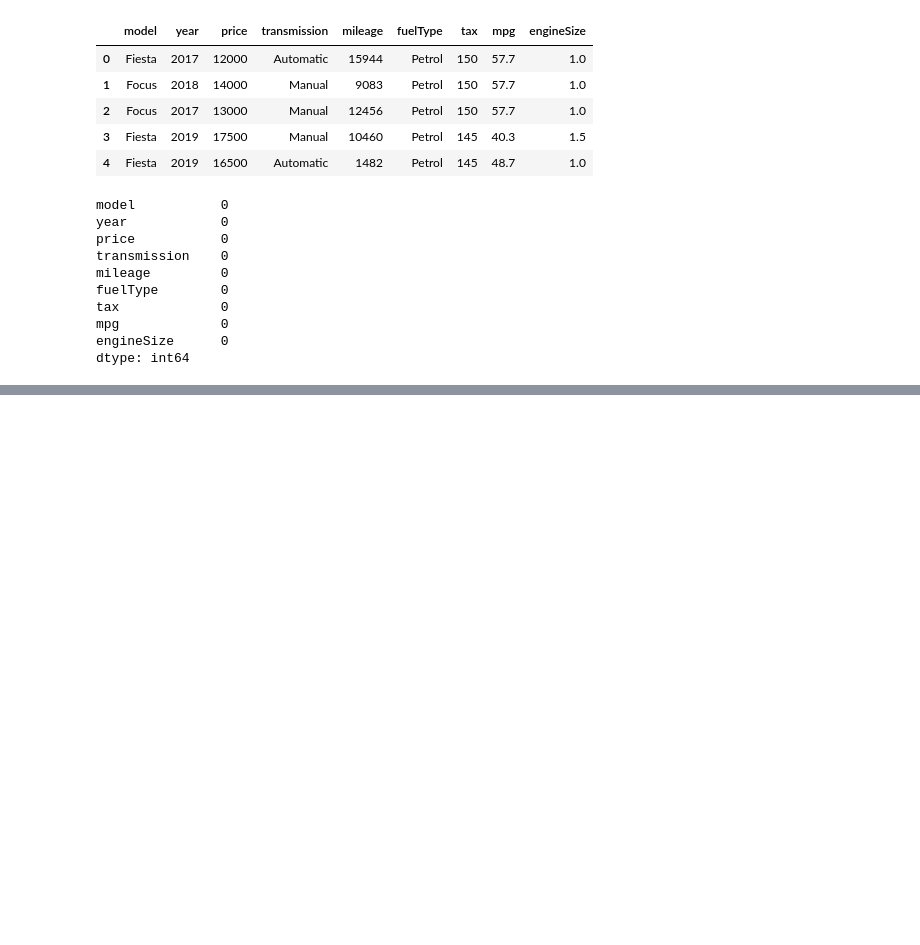
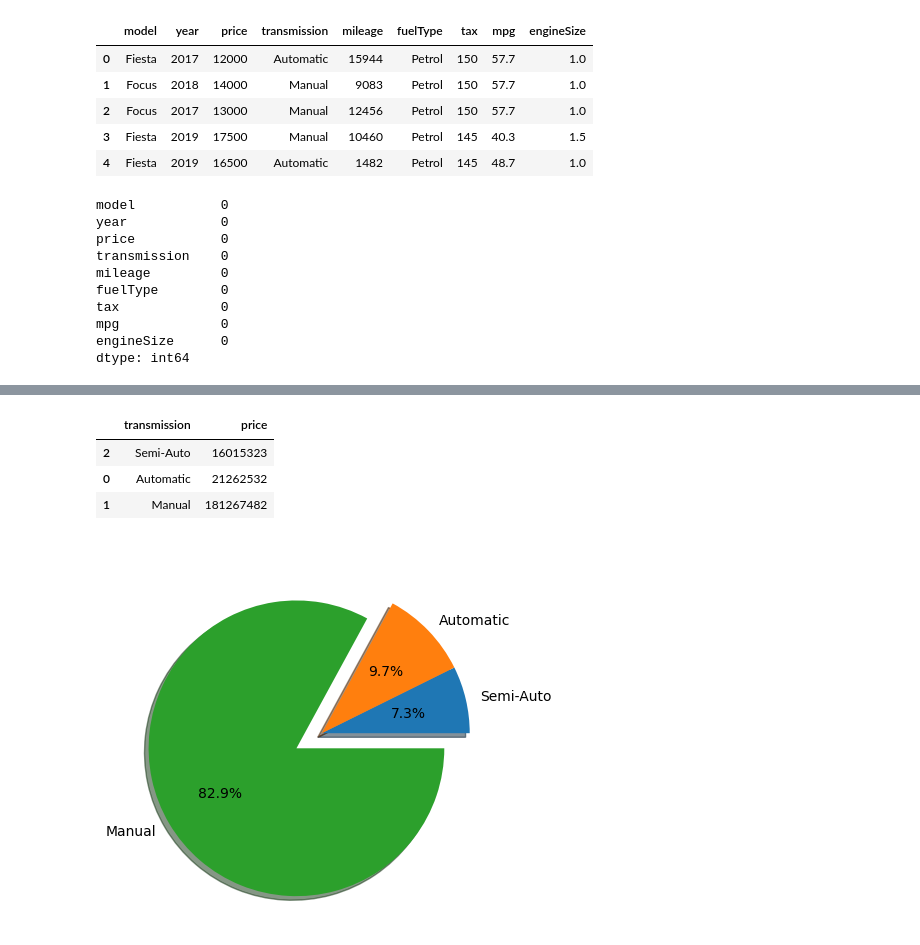
Before and after one commit to princejha-dev/ML-Python-Models, a Jupyter notebook: Car Price Prediction/car.ipynb, the cells around one changed output, grey strips where cells are left out. Saved outputs shown, nothing was run; the diff lists cells and outputs as text; code cells hidden in the pictures; blank space fills up the shorter version.

```diff
--- a/Car Price Prediction/car.ipynb
+++ b/Car Price Prediction/car.ipynb
@@ -232,0 +198,17 @@ Name: count, dtype: int64
+# %%
+c=df1.groupby('transmission')['price'].sum().reset_index()
+c1=c.sort_values(by='price')
+c1
+# %% [output]
+|  | transmission | price |
+| 2 | Semi-Auto | 16015323 |
+| 0 | Automatic | 21262532 |
+| 1 | Manual | 181267482 |
+# %%
+y=c1['price']
+labels=['Semi-Auto','Automatic','Manual']
+myexplode=[0,0,0.2]
+plt.pie(y,labels=labels,explode = myexplode,shadow=True,autopct='%1.1f%%')
+plt.show()
+# %% [output]
+[figure, added]
```
Also changed, not shown: parts of 47 cells of this notebook.
